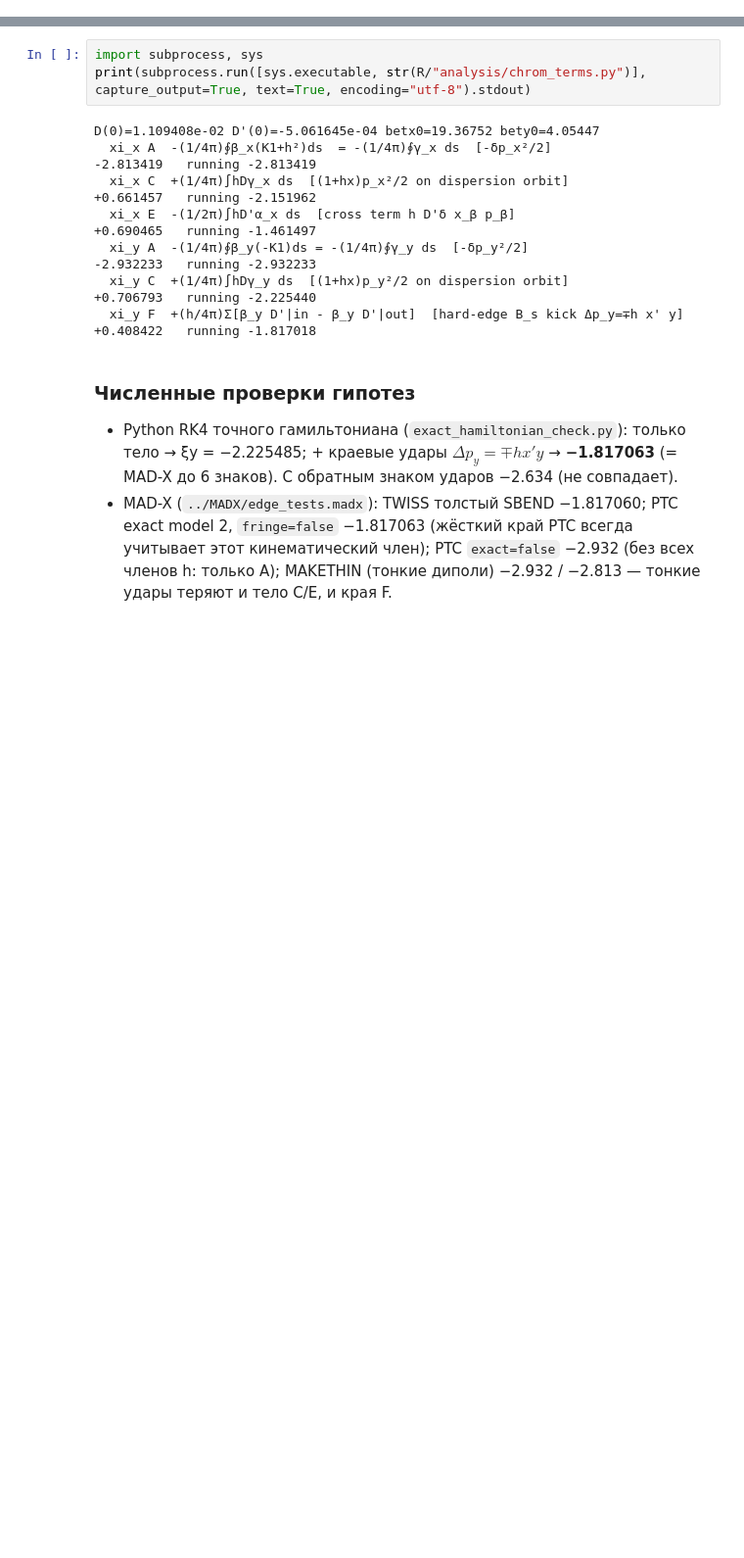
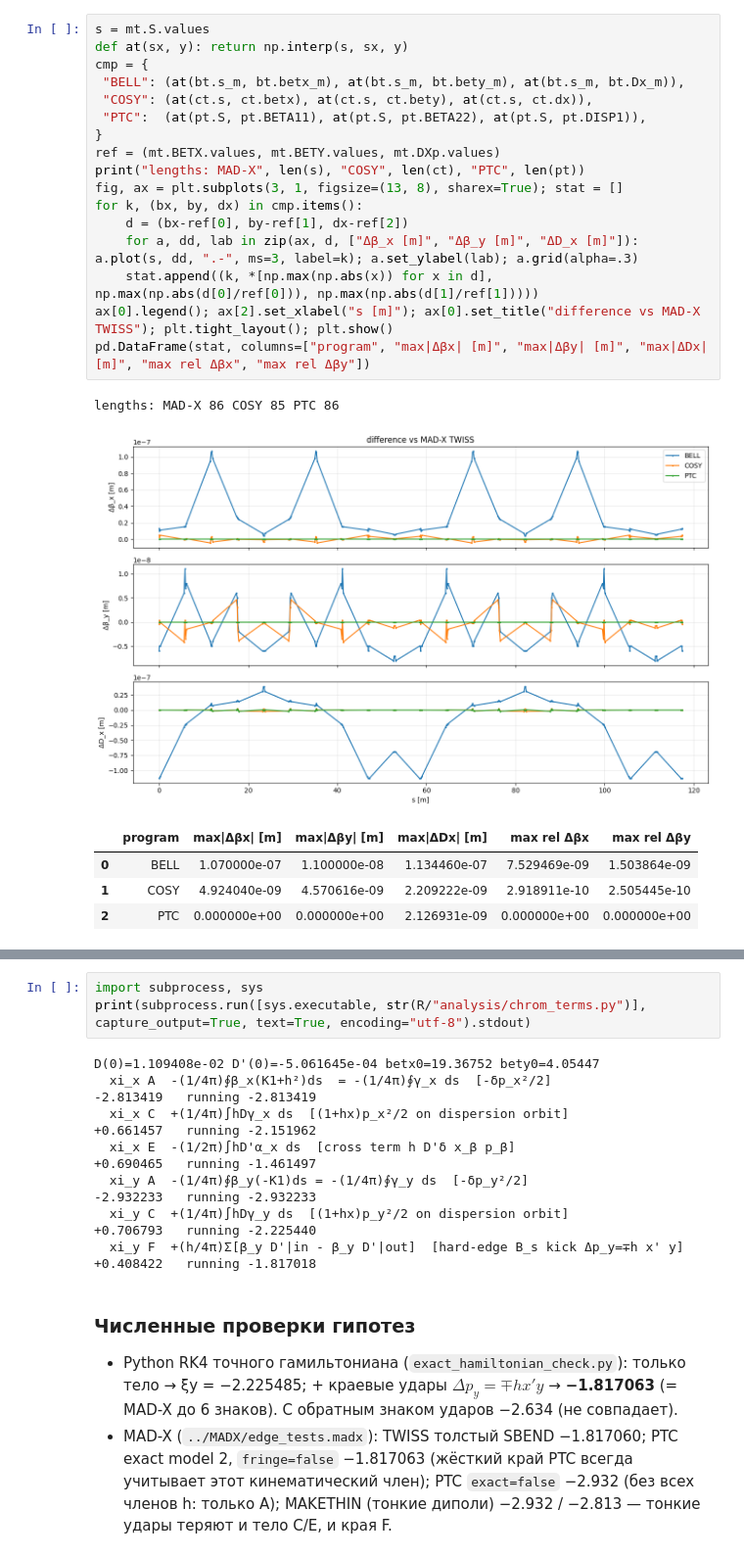
Before and after one commit to sergeybell/SCT_2, a Jupyter notebook: chromaticity/analysis/analysis.ipynb, the cells around one changed output, grey strips where cells are left out. Shown at 98% size. Drawn from its saved outputs; the diff is of its cells as text; blank space fills up the shorter version.

```diff
--- a/chromaticity/analysis/analysis.ipynb
+++ b/chromaticity/analysis/analysis.ipynb
@@ -163,0 +416,24 @@ $$H \approx -(1+\delta)(1+hx) + \frac{(1+hx)(p_x^2+p_y^2)}{2(1+\delta)} + hx + \
+# %%
+s = mt.S.values
+def at(sx, y): return np.interp(s, sx, y)
+cmp = {
+ "BELL": (at(bt.s_m, bt.betx_m), at(bt.s_m, bt.bety_m), at(bt.s_m, bt.Dx_m)),
+ "COSY": (at(ct.s, ct.betx), at(ct.s, ct.bety), at(ct.s, ct.dx)),
+ "PTC":  (at(pt.S, pt.BETA11), at(pt.S, pt.BETA22), at(pt.S, pt.DISP1)),
+}
+ref = (mt.BETX.values, mt.BETY.values, mt.DXp.values)
+print("lengths: MAD-X", len(s), "COSY", len(ct), "PTC", len(pt))
+fig, ax = plt.subplots(3, 1, figsize=(13, 8), sharex=True); stat = []
+for k, (bx, by, dx) in cmp.items():
+    d = (bx-ref[0], by-ref[1], dx-ref[2])
+    for a, dd, lab in zip(ax, d, ["Δβ_x [m]", "Δβ_y [m]", "ΔD_x [m]"]): a.plot(s, dd, ".-", ms=3, label=k); a.set_ylabel(lab); a.grid(alpha=.3)
+    stat.append((k, *[np.max(np.abs(x)) for x in d], np.max(np.abs(d[0]/ref[0])), np.max(np.abs(d[1]/ref[1]))))
+ax[0].legend(); ax[2].set_xlabel("s [m]"); ax[0].set_title("difference vs MAD-X TWISS"); plt.tight_layout(); plt.show()
+pd.DataFrame(stat, columns=["program", "max|Δβx| [m]", "max|Δβy| [m]", "max|ΔDx| [m]", "max rel Δβx", "max rel Δβy"])
+# %% [output]
+lengths: MAD-X 86 COSY 85 PTC 86
+[figure, added]
+|  | program | max|Δβx| [m] | max|Δβy| [m] | max|ΔDx| [m] | max rel Δβx | max rel Δβy |
+| 0 | BELL | 1.070000e-07 | 1.100000e-08 | 1.134460e-07 | 7.529469e-09 | 1.503864e-09 |
+| 1 | COSY | 4.924040e-09 | 4.570616e-09 | 2.209222e-09 | 2.918911e-10 | 2.505445e-10 |
+| 2 | PTC | 0.000000e+00 | 0.000000e+00 | 2.126931e-09 | 0.000000e+00 | 0.000000e+00 |
```
Also changed, not shown: parts of 55 cells of this notebook, 34 other files.
